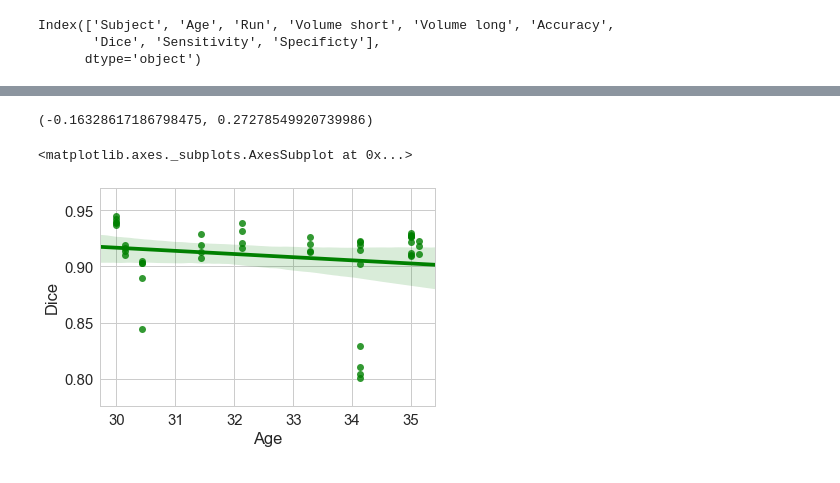
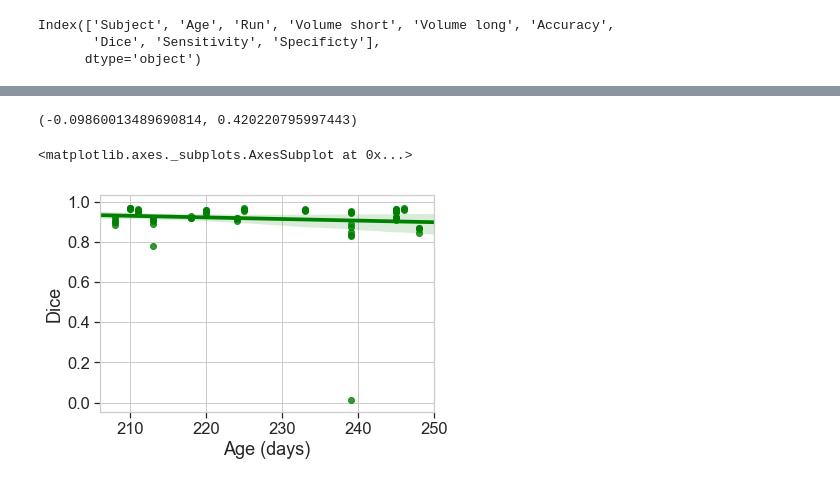
Before and after one commit to saigerutherford/fetal-code, a Jupyter notebook: figures/MakeFigures.ipynb, the cells around one changed output, grey strips where cells are left out. Drawn from its saved outputs; the diff is of its cells as text; code cells hidden in the pictures.

Commit message:
update figures folder

```diff
--- a/figures/MakeFigures.ipynb
+++ b/figures/MakeFigures.ipynb
@@ -185,2 +147,2 @@ g.set(xticklabels=[])
 # %%
-yale_dice = pd.read_csv('YaleEvaluation.csv')
+yale_dice = pd.read_csv('Yale_PatientMetrics3.csv')
@@ -191,3 +149,3 @@ Index(['Subject', 'Age', 'Volume', 'Dice'], dtype='object')
 # %%
 #Remove subject that we do not have age information for
-yale_dice = yale_dice[np.isfinite(yale_dice['Age'])]
+yale_dice_age = yale_dice[np.isfinite(yale_dice['Age (days)'])]
@@ -214,12 +152,12 @@ yale_dice
 # %%
-pearsonr(yale_dice['Age'], yale_dice['Dice'])
+pearsonr(yale_dice_age['Age (days)'], yale_dice_age['Dice'])
 # %% [output]
-(-0.16328617186798475, 0.27278549920739986)
+(-0.09860013489690814, 0.420220795997443)
 # %%
 plt.style.use('seaborn-whitegrid')
 sns.set_context("notebook", font_scale=1.5, rc={"lines.linewidth": 2.5})
-sns.regplot(x=yale_dice["Age"], y=yale_dice["Dice"], color="g")
+sns.regplot(x=yale_dice_age["Age (days)"], y=yale_dice_age["Dice"], color="g")
 #plt.savefig('EBpMdAvsCPZ_black.png',bbox_inches='tight')
 # %% [output]
 <matplotlib.axes._subplots.AxesSubplot at 0x...>
-[figure, old version]
+[figure, new version]
```
Also changed, not shown: parts of 36 cells of this notebook, 23 other files.
